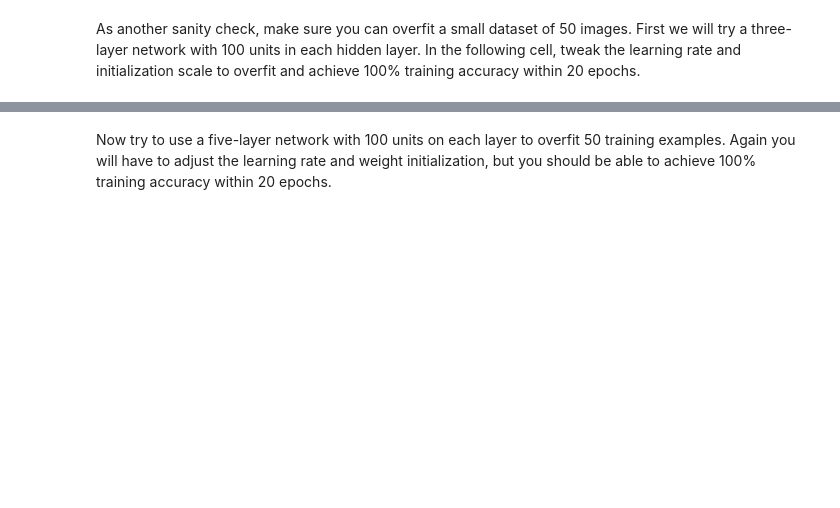
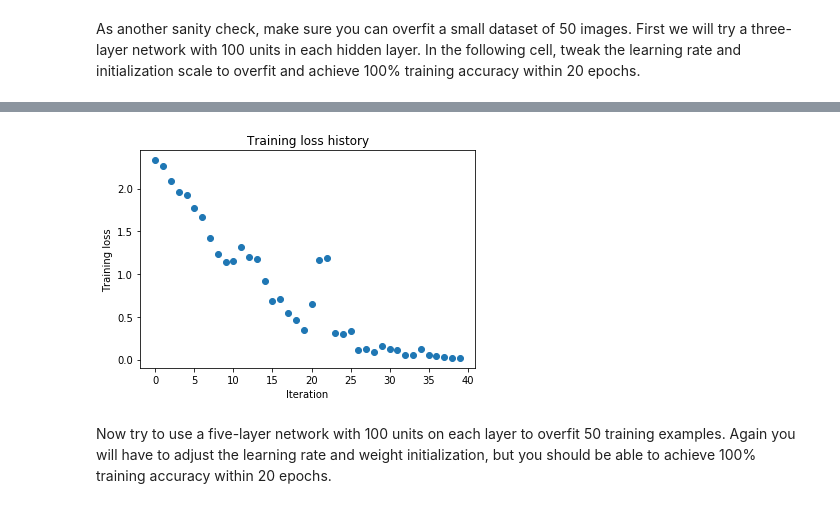
Before and after one commit to dianshan14/CS231n, a Jupyter notebook: assignment2/FullyConnectedNets.ipynb, the cells around one changed output, grey strips where cells are left out. Saved outputs shown, nothing was run; the diff lists cells and outputs as text; code cells hidden in the pictures; blank space fills up the shorter version.

```diff
--- a/assignment2/FullyConnectedNets.ipynb
+++ b/assignment2/FullyConnectedNets.ipynb
@@ -399,8 +449,11 @@ small_data = {
   'y_val': data['y_val'],
 }
 
+original_weight_scale = 1e-2
+original_learning_rate = 1e-4
+
 weight_scale = 1e-2
-learning_rate = 1e-4
+learning_rate = 1e-2
 model = FullyConnectedNet([100, 100],
               weight_scale=weight_scale, dtype=np.float64)
 solver = Solver(model, small_data,
@@ -417,3 +470,4 @@ plt.title('Training loss history')
 plt.xlabel('Iteration')
 plt.ylabel('Training loss')
 plt.show()
+# %% [output]
@@ -420,3 +491,4 @@ plt.show()
+[figure, added]
 # %% [markdown]
 Now try to use a five-layer network with 100 units on each layer to overfit 50 training examples. Again you will have to adjust the learning rate and weight initialization, but you should be able to achieve 100% training accuracy within 20 epochs.
 # %%
```
Also changed, not shown: parts of 14 cells of this notebook, 3 other files.
